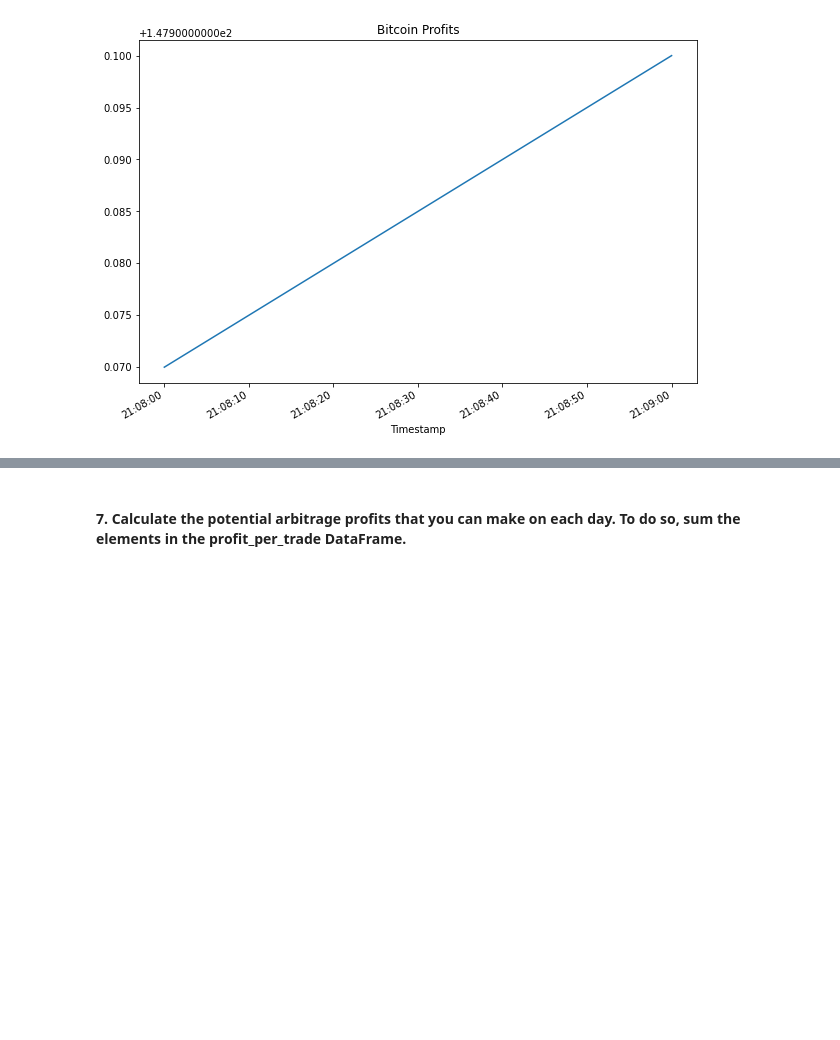
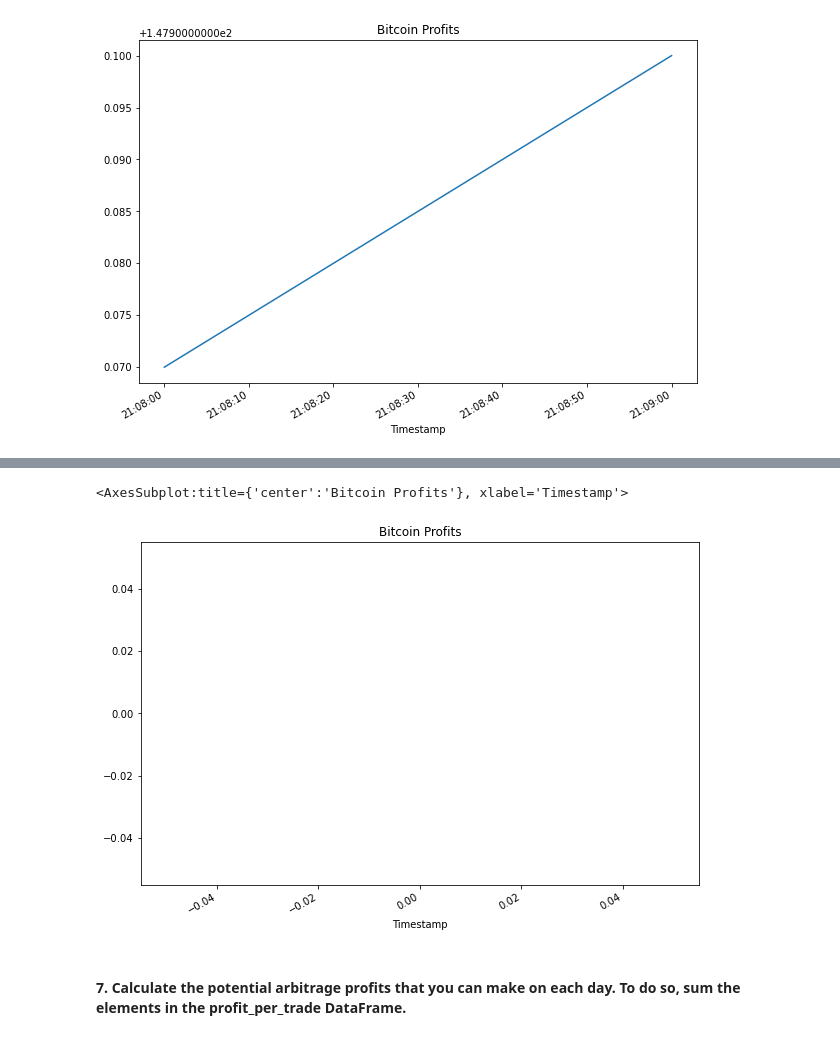
Before and after one commit to Super-Saiyan-Carl/crypto_arbitrage, a Jupyter notebook: crypto_arbitrage.ipynb, the cells around one changed output, grey strips where cells are left out. Cells and saved outputs as stored; diff of their text form; code cells hidden in the pictures; blank space fills up the shorter version.

```diff
--- a/crypto_arbitrage.ipynb
+++ b/crypto_arbitrage.ipynb
@@ -458,0 +500,7 @@ Name: Close, dtype: float64
+# %%
+# For the date early in the dataset, calculate the spread returns by dividing the instances when the arbitrage spread is positive (> 0)
+# by the price of Bitcoin from the exchange you are buying on (the lower-priced exchange).
+spread_return_late= arbitrage_spread_late[arbitrage_spread_late>0] / bitstamp['Close'].loc['2018-03-31']
+
+# Review the spread return DataFrame
+spread_return_late.describe()
@@ -537,3 +756,9 @@ profit_per_trade_early.plot(figsize=(10, 7), title="Bitcoin Profits")
+# %%
+# Plot the results for the early profit per trade DataFrame
+profit_per_trade_late.plot(figsize=(10, 7), title="Bitcoin Profits")
+# %% [output]
+<AxesSubplot:title={'center':'Bitcoin Profits'}, xlabel='Timestamp'>
+[figure, added]
 # %% [markdown]
 #### 7. Calculate the potential arbitrage profits that you can make on each day. To do so, sum the elements in the profit_per_trade DataFrame.
 # %%
```
Also changed, not shown: parts of 28 cells of this notebook.
